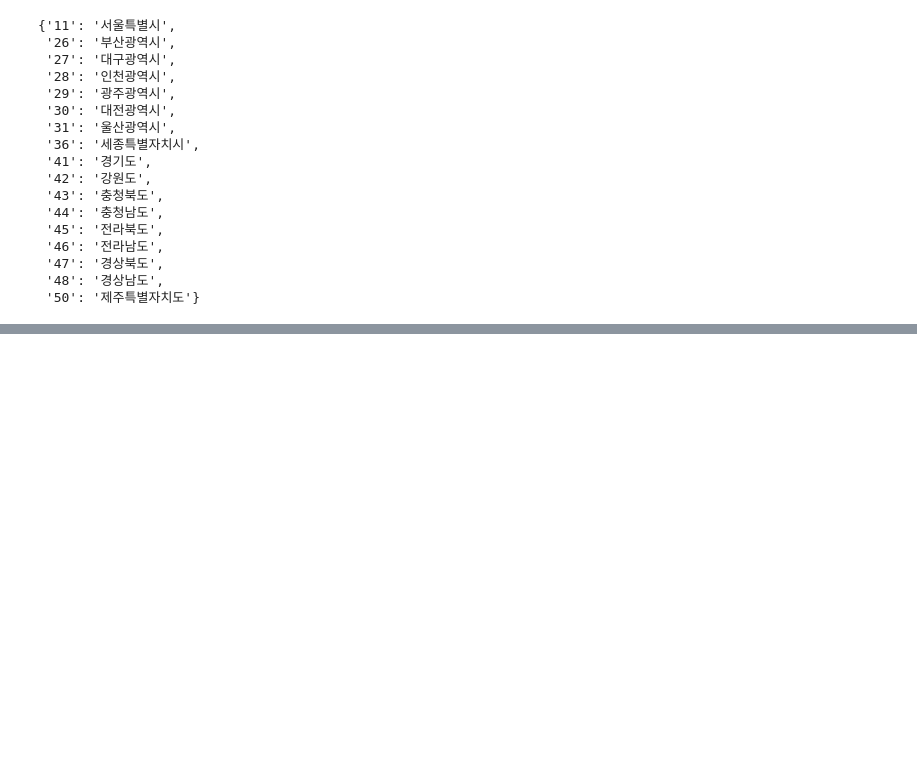
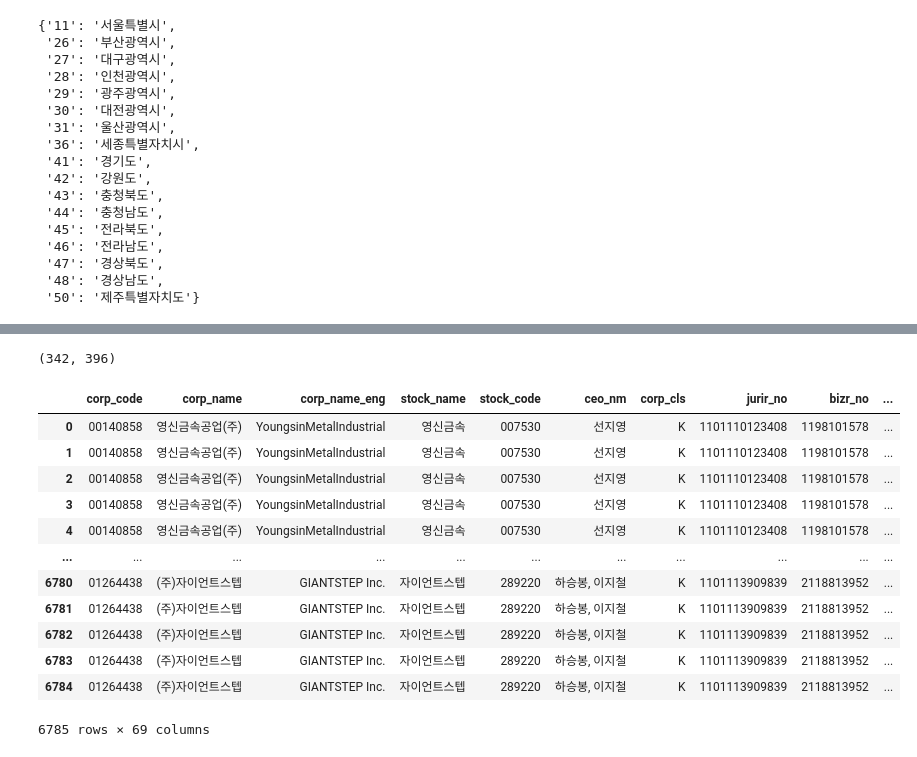
Before and after one commit to DongukKim95/data-science, a Jupyter notebook: 2022 구직자를_위한_기업_트랜드_시각화(DACON)/Data_Merge_Preprocess.ipynb, the cells around one changed output, grey strips where cells are left out. Saved outputs shown, nothing was run; the diff lists cells and outputs as text; code cells hidden in the pictures; blank space fills up the shorter version.

Commit message:
국민연금 데이터 추가 로드 & Dart 데이터와 merge 완료
작업 완료한 merge 파일 data_m.xlsx 추출

```diff
--- a/2022 구직자를_위한_기업_트랜드_시각화(DACON)/Data_Merge_Preprocess.ipynb
+++ b/2022 구직자를_위한_기업_트랜드_시각화(DACON)/Data_Merge_Preprocess.ipynb
@@ -433,0 +459,4 @@ data_ins_m
+# %%
+# 일부 케이스 제외
+data_ins_m = data_ins_m[~data_ins_m[' 사업장명'].str.contains('\(상용\)|\(일용\)')]
+data_ins_m
@@ -434,6 +537,6 @@ data_ins_m
 # %%
-# DART & 국민연금 데이터 통합
 # key값인 사업자명 데이터 정제
+# 너무 많은 중복 사업자명이 나오지 않도록 간단하게만 정제
 
 # 공백 제거
 pattern_1 = '\s+'
@@ -441,33 +544,29 @@ pattern_1 = '\s+'
 # 주식회사 문자열 제거
 pattern_2 = '주식회사'
 
-# 상용, 일용 뒤 글자까지 제거
-pattern_3 = '\(상용|일용\).*'
-
 # 괄호안 문자열 제거 -> 가장 짧은 단어 매칭
-pattern_4 = '\(.*?\)'
+pattern_3 = '\(.*?\)'
 
 # 괄호안 문자열 제거 2 -> 가장 짧은 단어 매칭
-pattern_5 = '\（.+?\）'
+pattern_4 = '\（.+?\）'
 
 # / 문자 뒤 문자열 제거
-pattern_6 = '\/.*'
+pattern_5 = '\/.*'
 
 # - 문자 뒤 문자열 제거
-pattern_7 = '\-.*'
+pattern_6 = '\-.*'
 
 def text_preprocess(text):
     text = re.sub(pattern_1, '', text)
     text = re.sub(pattern_2, '', text)
     text = re.sub(pattern_3, '', text)
     text = re.sub(pattern_4, '', text)
-    text = re.sub(pattern_5, '', text)
-    text = re.sub(pattern_6, '', text)
-    text = re.sub(pattern_7, '', text)
+    #text = re.sub(pattern_5, '', text)
+    #text = re.sub(pattern_6, '', text)
     return text
 # %%
-data_dart_m['key'] = data_dart_m.corp_name.apply(text_preprocess)
-data_ins_m['key'] = data_ins_m.wkplNm.apply(text_preprocess)
+data_dart_m['key'] = data_dart_m.stock_name.apply(text_preprocess)
+data_ins_m['key'] = data_ins_m[' 사업장명'].apply(text_preprocess)
 
 data_dart_m.key, data_ins_m.key
 # %% [output]
@@ -596,5 +589,0 @@ match_dict_r
-# %%
-# matching key setting
-data_ins_m['key2'] = data_ins_m['key'].map(match_dict_r)
-data_ins_m.drop('key', axis=1, inplace=True)
-data_ins_m
@@ -632,0 +633,38 @@ data_m
+# %%
+# 기업명으로 1대1 매칭 안되는 케이스 총 740개 중
+# key값 중복으로 2개 제외
+# key값으로 매칭되는 케이스 342개
+# key값으로 매칭 안되는 케이스 396개
+
+match_df2 = pd.DataFrame([match_dict2]).T
+match_df2.columns = ['key']
+match_df2_1 = match_df2[match_df2.key != '']
+match_df2_2 = match_df2[match_df2.key == '']
+
+match_df2_1.shape[0], match_df2_2.shape[0]
+# %% [output]
+(342, 396)
+# %%
+# DART & 국민연금 데이터 통합
+# 기업명으로 1대1 매칭되는 케이스 781개 +
+# key값으로 매칭되는 케이스 342개
+# => 총 1123개 기업
+
+# merge1 -> corp_name 기준
+data_m_1 = data_dart_m[data_dart_m.corp_name.isin(match_df_1.index.tolist())].merge(
+    data_ins_m[data_ins_m[' 사업장명'].isin(match_df_1.index.tolist())], left_on='corp_name', right_on=' 사업장명', how='inner')
+data_m_1
+# %% [output]
+|  | corp_code | corp_name | corp_name_eng | stock_name | stock_code | ceo_nm | corp_cls | jurir_no | bizr_no | ... |
+| 0 | 00140858 | 영신금속공업(주) | YoungsinMetalIndustrial | 영신금속 | 007530 | 선지영 | K | 1101110123408 | 1198101578 | ... |
+| 1 | 00140858 | 영신금속공업(주) | YoungsinMetalIndustrial | 영신금속 | 007530 | 선지영 | K | 1101110123408 | 1198101578 | ... |
+| 2 | 00140858 | 영신금속공업(주) | YoungsinMetalIndustrial | 영신금속 | 007530 | 선지영 | K | 1101110123408 | 1198101578 | ... |
+| 3 | 00140858 | 영신금속공업(주) | YoungsinMetalIndustrial | 영신금속 | 007530 | 선지영 | K | 1101110123408 | 1198101578 | ... |
+| 4 | 00140858 | 영신금속공업(주) | YoungsinMetalIndustrial | 영신금속 | 007530 | 선지영 | K | 1101110123408 | 1198101578 | ... |
+| ... | ... | ... | ... | ... | ... | ... | ... | ... | ... | ... |
+| 6780 | 01264438 | (주)자이언트스텝 | GIANTSTEP Inc. | 자이언트스텝 | 289220 | 하승봉, 이지철 | K | 1101113909839 | 2118813952 | ... |
+| 6781 | 01264438 | (주)자이언트스텝 | GIANTSTEP Inc. | 자이언트스텝 | 289220 | 하승봉, 이지철 | K | 1101113909839 | 2118813952 | ... |
+| 6782 | 01264438 | (주)자이언트스텝 | GIANTSTEP Inc. | 자이언트스텝 | 289220 | 하승봉, 이지철 | K | 1101113909839 | 2118813952 | ... |
+| 6783 | 01264438 | (주)자이언트스텝 | GIANTSTEP Inc. | 자이언트스텝 | 289220 | 하승봉, 이지철 | K | 1101113909839 | 2118813952 | ... |
+| 6784 | 01264438 | (주)자이언트스텝 | GIANTSTEP Inc. | 자이언트스텝 | 289220 | 하승봉, 이지철 | K | 1101113909839 | 2118813952 | ... |
+6785 rows × 69 columns
```
Also changed, not shown: parts of 27 cells of this notebook.
